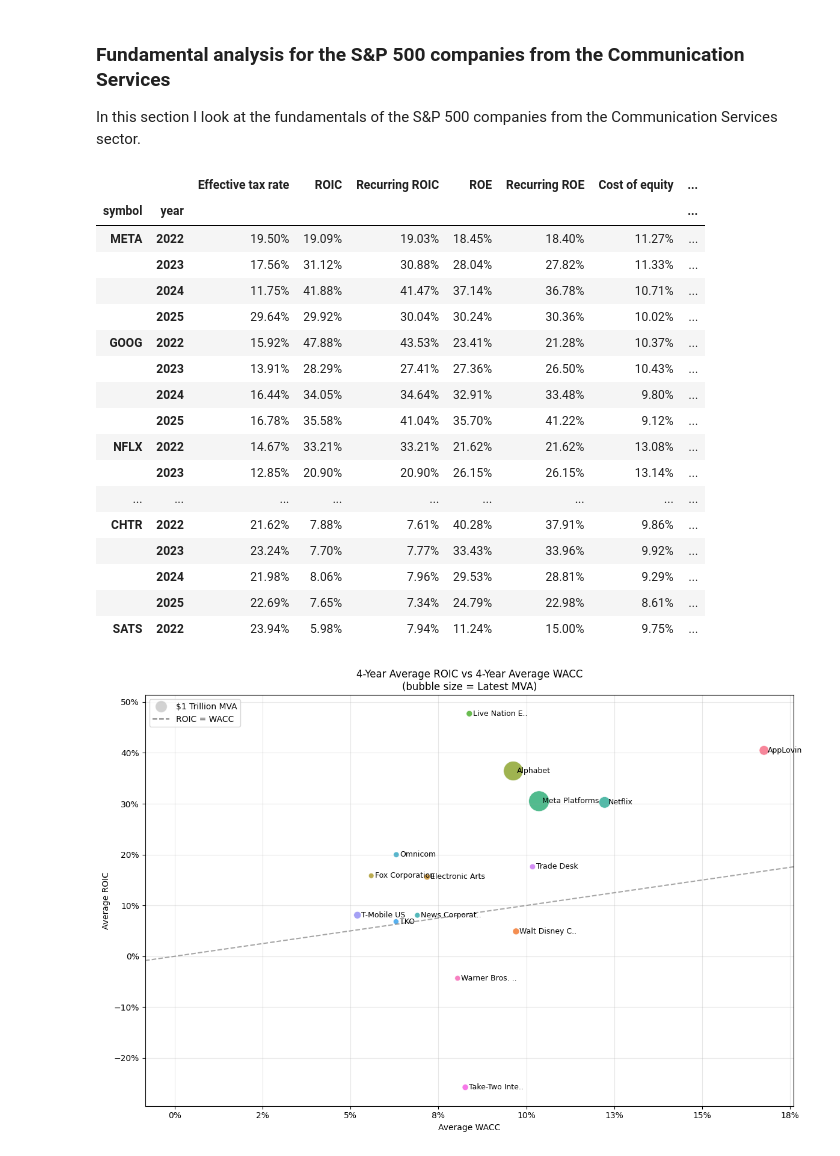
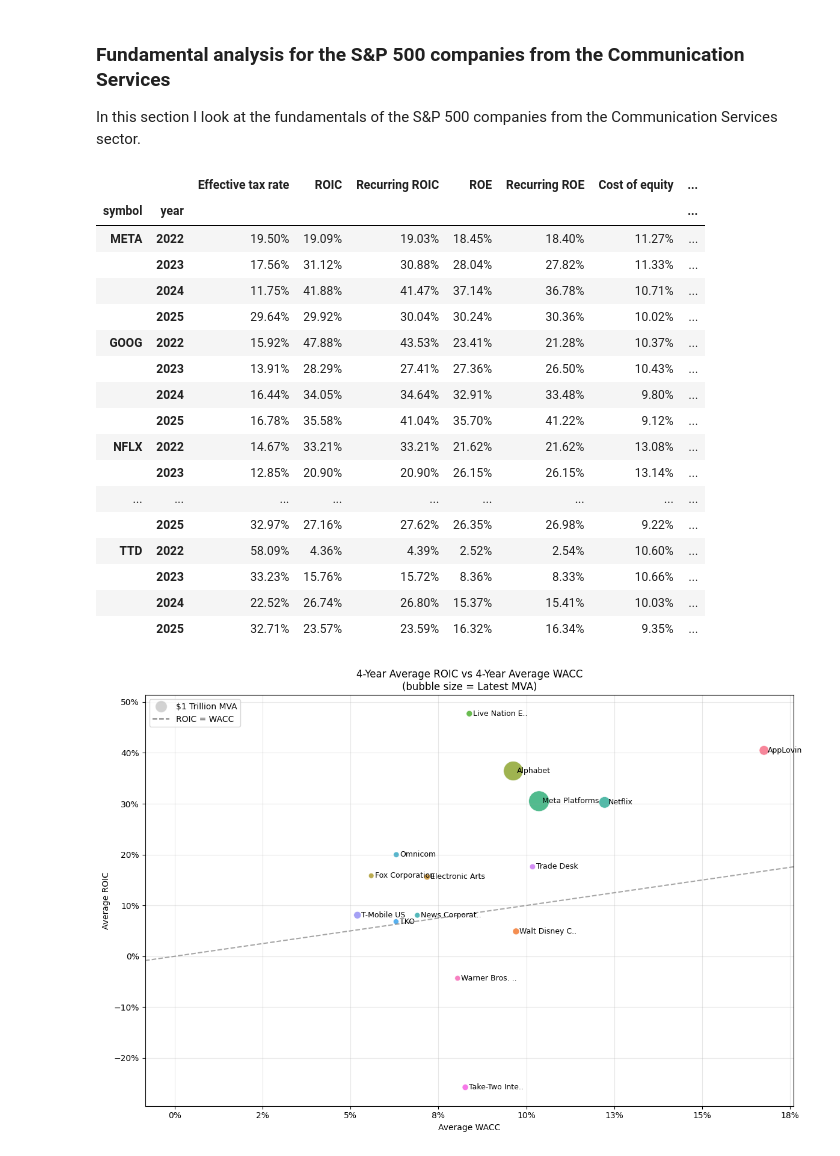
Before and after one commit to ilchen/US_Economic_Data_Analysis, a Jupyter notebook: Stock_Market_FA.ipynb, the cells around one changed output. Saved outputs shown, nothing was run; the diff lists cells and outputs as text; code cells hidden in the pictures.

```diff
--- a/Stock_Market_FA.ipynb
+++ b/Stock_Market_FA.ipynb
@@ -301,26 +307,26 @@ fa_comms_metrics = sp500_metrics.calculate_financial_metrics(list(comms_tickers)
 # %%
 latest_mva = fa_comms_metrics.groupby(level='symbol')['MVA'].last()
 sorted_symbols = latest_mva.sort_values(ascending=False).index
-fa_comms_metrics.loc[sorted_symbols].iloc[:80,:10]
+fa_comms_metrics.loc[sorted_symbols].iloc[:40,:10]
 # %% [output]
 |  |  | Effective tax rate | ROIC | Recurring ROIC | ROE | Recurring ROE | Cost of equity | ... |
 | symbol | year |  |  |  |  |  |  | ... |
 | META | 2022 | 19.50% | 19.09% | 19.03% | 18.45% | 18.40% | 11.27% | ... |
 |  | 2023 | 17.56% | 31.12% | 30.88% | 28.04% | 27.82% | 11.33% | ... |
 |  | 2024 | 11.75% | 41.88% | 41.47% | 37.14% | 36.78% | 10.71% | ... |
 |  | 2025 | 29.64% | 29.92% | 30.04% | 30.24% | 30.36% | 10.02% | ... |
 | GOOG | 2022 | 15.92% | 47.88% | 43.53% | 23.41% | 21.28% | 10.37% | ... |
 |  | 2023 | 13.91% | 28.29% | 27.41% | 27.36% | 26.50% | 10.43% | ... |
 |  | 2024 | 16.44% | 34.05% | 34.64% | 32.91% | 33.48% | 9.80% | ... |
 |  | 2025 | 16.78% | 35.58% | 41.04% | 35.70% | 41.22% | 9.12% | ... |
 | NFLX | 2022 | 14.67% | 33.21% | 33.21% | 21.62% | 21.62% | 13.08% | ... |
 |  | 2023 | 12.85% | 20.90% | 20.90% | 26.15% | 26.15% | 13.14% | ... |
 | ... | ... | ... | ... | ... | ... | ... | ... | ... |
-| CHTR | 2022 | 21.62% | 7.88% | 7.61% | 40.28% | 37.91% | 9.86% | ... |
-|  | 2023 | 23.24% | 7.70% | 7.77% | 33.43% | 33.96% | 9.92% | ... |
-|  | 2024 | 21.98% | 8.06% | 7.96% | 29.53% | 28.81% | 9.29% | ... |
-|  | 2025 | 22.69% | 7.65% | 7.34% | 24.79% | 22.98% | 8.61% | ... |
-| SATS | 2022 | 23.94% | 5.98% | 7.94% | 11.24% | 15.00% | 9.75% | ... |
+|  | 2025 | 32.97% | 27.16% | 27.62% | 26.35% | 26.98% | 9.22% | ... |
+| TTD | 2022 | 58.09% | 4.36% | 4.39% | 2.52% | 2.54% | 10.60% | ... |
+|  | 2023 | 33.23% | 15.76% | 15.72% | 8.36% | 8.33% | 10.66% | ... |
+|  | 2024 | 22.52% | 26.74% | 26.80% | 15.37% | 15.41% | 10.03% | ... |
+|  | 2025 | 32.71% | 23.57% | 23.59% | 16.32% | 16.34% | 9.35% | ... |
 # %%
 display_roic_wacc_scatter_gather(fa_comms_metrics.loc[sorted_symbols[:15]],
                                  dict(zip(comms_tickers, sp500_metrics.tickers_to_display_names(comms_tickers))))
```
Also changed, not shown: parts of 18 cells of this notebook.
